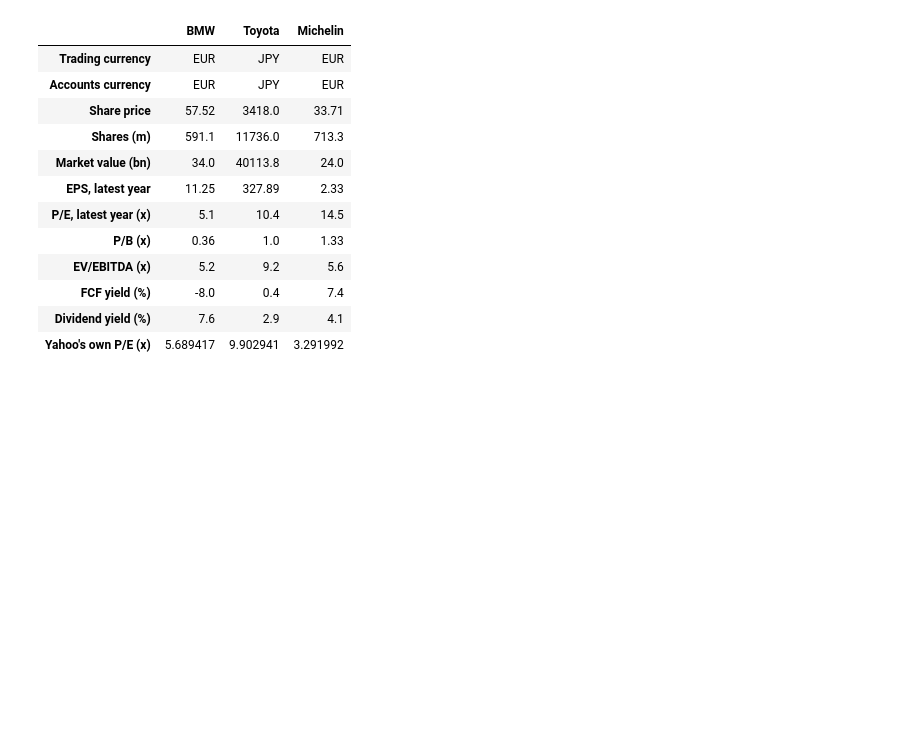
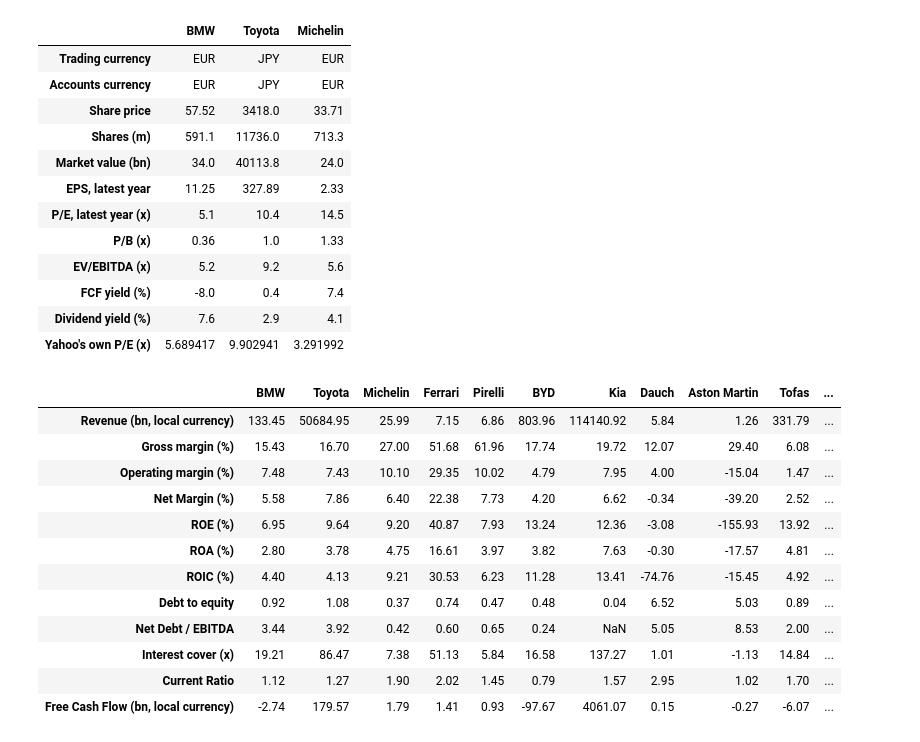
Before and after one commit to JoeSteward-04/Asset-Management-Project, a Jupyter notebook: notebooks/02_ratio_function.ipynb, the cells around one changed output. Saved outputs shown, nothing was run; the diff lists cells and outputs as text; code cells hidden in the pictures; blank space fills up the shorter version.

Commit message:
Added in other 8 of the 11 companies valuations and ratio tables

```diff
--- a/notebooks/02_ratio_function.ipynb
+++ b/notebooks/02_ratio_function.ipynb
@@ -322,3 +322,31 @@ pd.DataFrame({
 | FCF yield (%) | -8.0 | 0.4 | 7.4 |
 | Dividend yield (%) | 7.6 | 2.9 | 4.1 |
 | Yahoo's own P/E (x) | 5.689417 | 9.902941 | 3.291992 |
+# %%
+comparison_all = pd.DataFrame({ "BMW": get_ratios("BMW.DE").iloc[:,-1],
+                           "Toyota": get_ratios("7203.T").iloc[:,-1],
+                            "Michelin": get_ratios("ML.PA").iloc[:,-1],
+                            "Ferrari": get_ratios("RACE.MI").iloc[:,-1],
+                            "Pirelli": get_ratios("PIRC.MI").iloc[:,-1],
+                            "BYD": get_ratios("1211.HK").iloc[:,-1],
+                            "Kia": get_ratios("000270.KS").iloc[:,-1],
+                            "Dauch": get_ratios("DCH").iloc[:,-1],
+                            "Aston Martin": get_ratios("AML.L").iloc[:,-1],
+                            "Tofas": get_ratios("TOASO.IS").iloc[:,-1],
+                            "General Motors": get_ratios("GM").iloc[:,-1],
+                            })
+comparison_all
+# %% [output]
+|  | BMW | Toyota | Michelin | Ferrari | Pirelli | BYD | Kia | Dauch | Aston Martin | Tofas | ... |
+| Revenue (bn, local currency) | 133.45 | 50684.95 | 25.99 | 7.15 | 6.86 | 803.96 | 114140.92 | 5.84 | 1.26 | 331.79 | ... |
+| Gross margin (%) | 15.43 | 16.70 | 27.00 | 51.68 | 61.96 | 17.74 | 19.72 | 12.07 | 29.40 | 6.08 | ... |
+| Operating margin (%) | 7.48 | 7.43 | 10.10 | 29.35 | 10.02 | 4.79 | 7.95 | 4.00 | -15.04 | 1.47 | ... |
+| Net Margin (%) | 5.58 | 7.86 | 6.40 | 22.38 | 7.73 | 4.20 | 6.62 | -0.34 | -39.20 | 2.52 | ... |
+| ROE (%) | 6.95 | 9.64 | 9.20 | 40.87 | 7.93 | 13.24 | 12.36 | -3.08 | -155.93 | 13.92 | ... |
+| ROA (%) | 2.80 | 3.78 | 4.75 | 16.61 | 3.97 | 3.82 | 7.63 | -0.30 | -17.57 | 4.81 | ... |
+| ROIC (%) | 4.40 | 4.13 | 9.21 | 30.53 | 6.23 | 11.28 | 13.41 | -74.76 | -15.45 | 4.92 | ... |
+| Debt to equity | 0.92 | 1.08 | 0.37 | 0.74 | 0.47 | 0.48 | 0.04 | 6.52 | 5.03 | 0.89 | ... |
+| Net Debt / EBITDA | 3.44 | 3.92 | 0.42 | 0.60 | 0.65 | 0.24 | NaN | 5.05 | 8.53 | 2.00 | ... |
+| Interest cover (x) | 19.21 | 86.47 | 7.38 | 51.13 | 5.84 | 16.58 | 137.27 | 1.01 | -1.13 | 14.84 | ... |
+| Current Ratio | 1.12 | 1.27 | 1.90 | 2.02 | 1.45 | 0.79 | 1.57 | 2.95 | 1.02 | 1.70 | ... |
+| Free Cash Flow (bn, local currency) | -2.74 | 179.57 | 1.79 | 1.41 | 0.93 | -97.67 | 4061.07 | 0.15 | -0.27 | -6.07 | ... |
```
Also changed, not shown: parts of 1 cell of this notebook.
